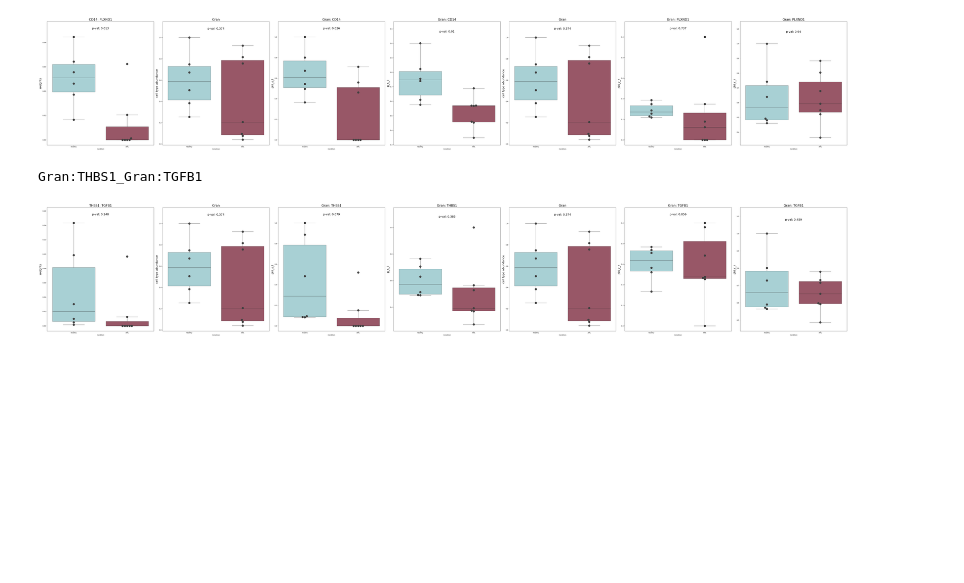
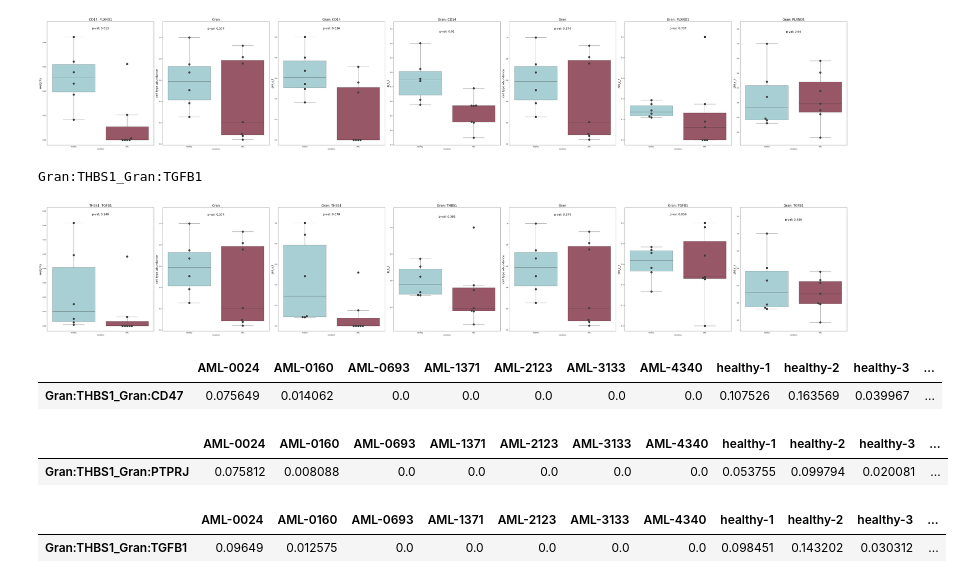
Before and after one commit to SoloveyMaria/community, a Jupyter notebook: docs/showcase_notebooks/Lasry/boxplots_Maria.ipynb, the cells around one changed output. Drawn from its saved outputs; the diff is of its cells as text; code cells hidden in the pictures; blank space fills up the shorter version.

```diff
--- a/docs/showcase_notebooks/Lasry/boxplots_Maria.ipynb
+++ b/docs/showcase_notebooks/Lasry/boxplots_Maria.ipynb
@@ -347,3 +347,18 @@ Gran:CD14_Gran:PLXND1
 [figure]
 Gran:THBS1_Gran:TGFB1
 [figure]
+# %%
+df_weights[df_weights.index=="Gran:THBS1_Gran:CD47"]
+# %% [output]
+|  | AML-0024 | AML-0160 | AML-0693 | AML-1371 | AML-2123 | AML-3133 | AML-4340 | healthy-1 | healthy-2 | healthy-3 | ... |
+| Gran:THBS1_Gran:CD47 | 0.075649 | 0.014062 | 0.0 | 0.0 | 0.0 | 0.0 | 0.0 | 0.107526 | 0.163569 | 0.039967 | ... |
+# %%
+df_weights[df_weights.index=="Gran:THBS1_Gran:PTPRJ"]
+# %% [output]
+|  | AML-0024 | AML-0160 | AML-0693 | AML-1371 | AML-2123 | AML-3133 | AML-4340 | healthy-1 | healthy-2 | healthy-3 | ... |
+| Gran:THBS1_Gran:PTPRJ | 0.075812 | 0.008088 | 0.0 | 0.0 | 0.0 | 0.0 | 0.0 | 0.053755 | 0.099794 | 0.020081 | ... |
+# %%
+df_weights[df_weights.index=="Gran:THBS1_Gran:TGFB1"]
+# %% [output]
+|  | AML-0024 | AML-0160 | AML-0693 | AML-1371 | AML-2123 | AML-3133 | AML-4340 | healthy-1 | healthy-2 | healthy-3 | ... |
+| Gran:THBS1_Gran:TGFB1 | 0.09649 | 0.012575 | 0.0 | 0.0 | 0.0 | 0.0 | 0.0 | 0.098451 | 0.143202 | 0.030312 | ... |
```
Also changed, not shown: parts of 1 cell of this notebook, 2 other files.
